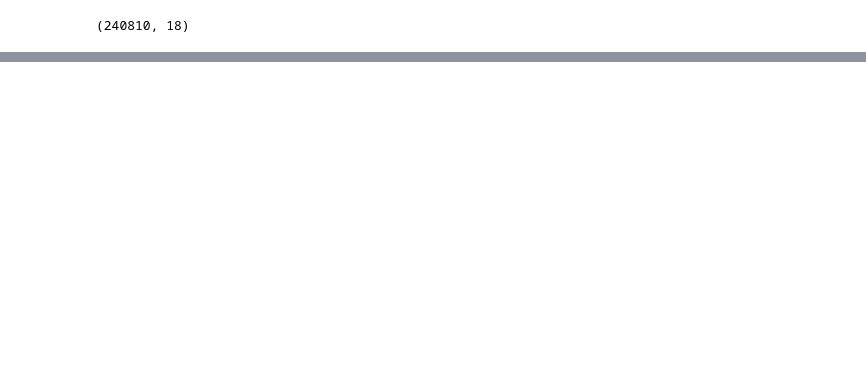
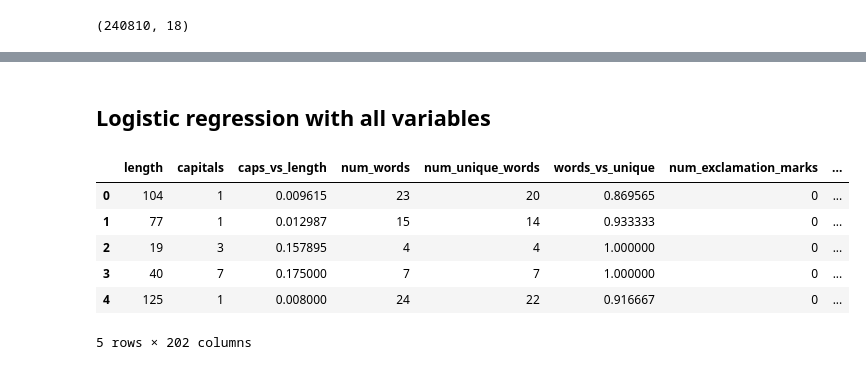
Before and after one commit to kavishashroff/Springboard, a Jupyter notebook: Capstone_2 - Quora Insincere Question Classification/Machine Learning.ipynb, the cells around one changed output, grey strips where cells are left out. Cells and saved outputs as stored; diff of their text form; code cells hidden in the pictures; blank space fills up the shorter version.

```diff
--- a/Capstone_2 - Quora Insincere Question Classification/Machine Learning.ipynb
+++ b/Capstone_2 - Quora Insincere Question Classification/Machine Learning.ipynb
@@ -268,0 +319,4 @@ word2vec.wv.most_similar('toxic')
+# %% [markdown]
+## Logistic regression with all variables
+# %%
+subset_dropcols = subset.drop(['qid','question_text','target', 'processed_text'],1)
@@ -268,0 +334,11 @@ word2vec.wv.most_similar('toxic')
+# %%
+subset_ngram = subset_ngram.drop(['index'],1)
+subset_ngram.head()
+# %% [output]
+|  | length | capitals | caps_vs_length | num_words | num_unique_words | words_vs_unique | num_exclamation_marks | ... |
+| 0 | 104 | 1 | 0.009615 | 23 | 20 | 0.869565 | 0 | ... |
+| 1 | 77 | 1 | 0.012987 | 15 | 14 | 0.933333 | 0 | ... |
+| 2 | 19 | 3 | 0.157895 | 4 | 4 | 1.000000 | 0 | ... |
+| 3 | 40 | 7 | 0.175000 | 7 | 7 | 1.000000 | 0 | ... |
+| 4 | 125 | 1 | 0.008000 | 24 | 22 | 0.916667 | 0 | ... |
+5 rows × 202 columns
```
Also changed, not shown: parts of 60 cells of this notebook.
